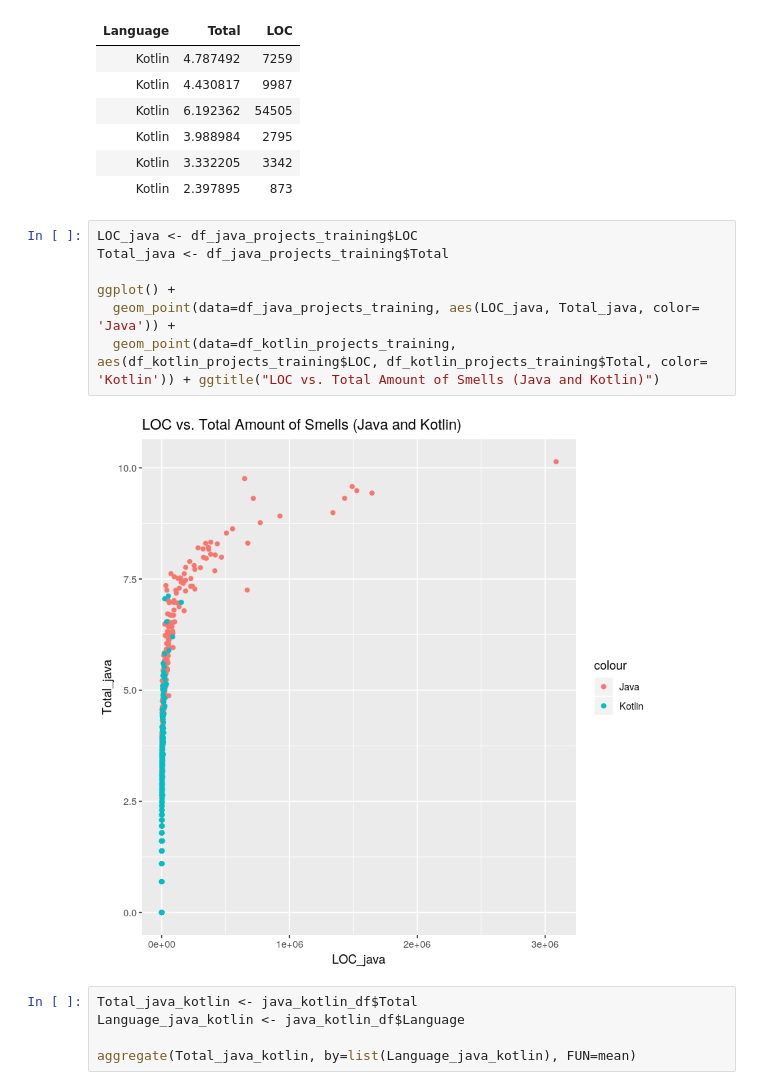
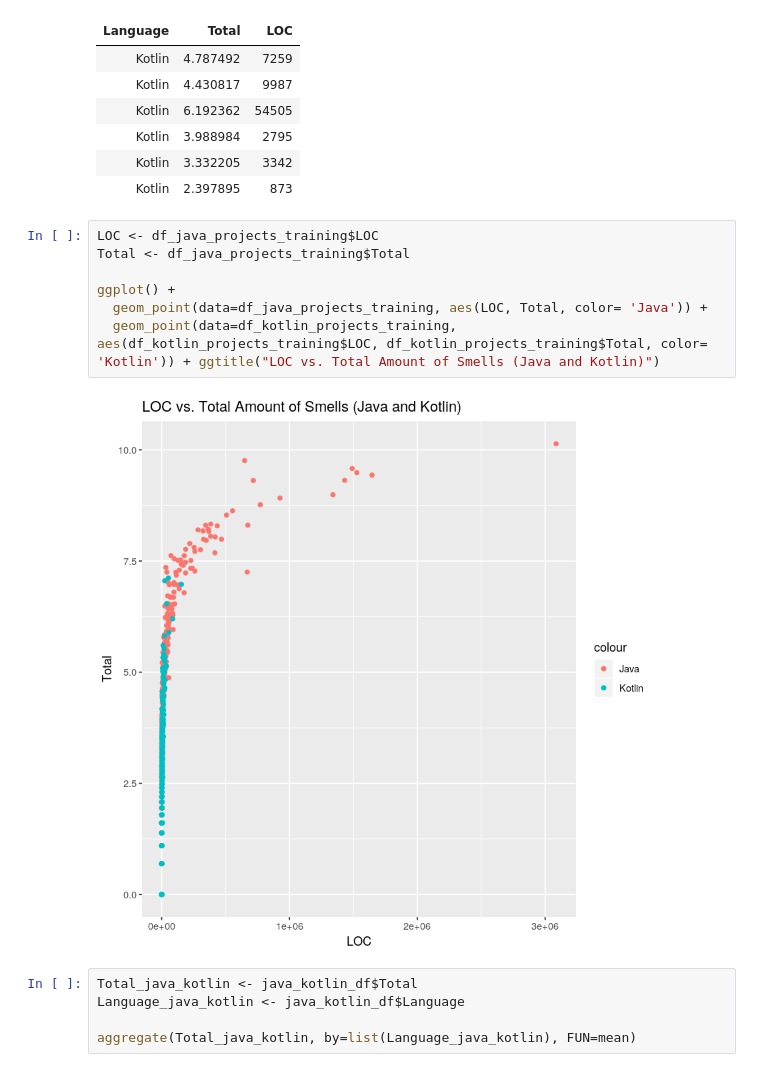
Before and after one commit to SimonHellbrueck/BT_Repository_Mining, a Jupyter notebook: regressiondiagnostics.ipynb, the cells around one changed output. Saved outputs shown, nothing was run; the diff lists cells and outputs as text.

```diff
--- a/regressiondiagnostics.ipynb
+++ b/regressiondiagnostics.ipynb
@@ -226,14 +226,14 @@ head(java_kotlin_df)
 | Kotlin | 3.332205 | 3342 |
 | Kotlin | 2.397895 | 873 |
 # %%
-LOC_java <- df_java_projects_training$LOC
-Total_java <- df_java_projects_training$Total
+LOC <- df_java_projects_training$LOC
+Total <- df_java_projects_training$Total
 
 ggplot() +
-  geom_point(data=df_java_projects_training, aes(LOC_java, Total_java, color= 'Java')) +
+  geom_point(data=df_java_projects_training, aes(LOC, Total, color= 'Java')) +
   geom_point(data=df_kotlin_projects_training, aes(df_kotlin_projects_training$LOC, df_kotlin_projects_training$Total, color= 'Kotlin')) + ggtitle("LOC vs. Total Amount of Smells (Java and Kotlin)")
 # %% [output]
-[figure, old version]
+[figure, new version]
 # %%
 Total_java_kotlin <- java_kotlin_df$Total
 Language_java_kotlin <- java_kotlin_df$Language
```
Also changed, not shown: parts of 3 cells of this notebook.
